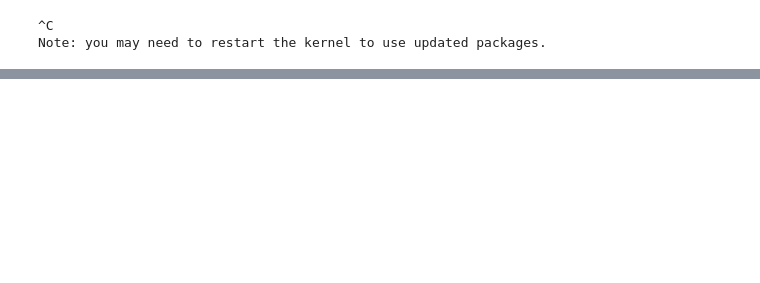
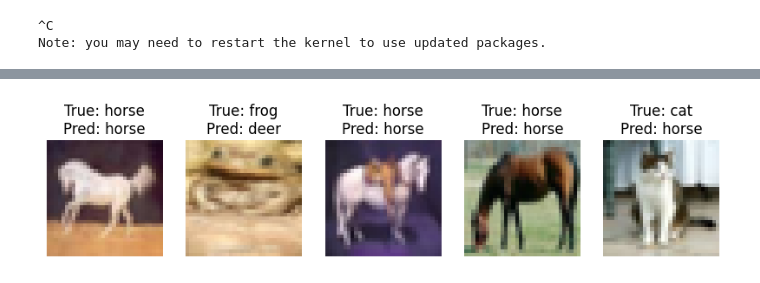
Before and after one commit to galennolan/Data-Mining, a Jupyter notebook: image/CNN_CIFAR10.ipynb, the cells around one changed output, grey strips where cells are left out. Saved outputs shown, nothing was run; the diff lists cells and outputs as text; code cells hidden in the pictures; blank space fills up the shorter version.

```diff
--- a/image/CNN_CIFAR10.ipynb
+++ b/image/CNN_CIFAR10.ipynb
@@ -80,0 +57,3 @@ ModuleNotFoundError: No module named 'torch'
+# %%
+# Mengkompilasi model
+model.compile(optimizer='adam', loss='categorical_crossentropy', metrics=['accuracy'])
@@ -80,0 +62,3 @@ ModuleNotFoundError: No module named 'torch'
+# %%
+# Melatih model
+model.fit(train_images, train_labels, epochs=10, batch_size=64, validation_split=0.2)
@@ -80,0 +144,24 @@ ModuleNotFoundError: No module named 'torch'
+# %%
+import numpy as np
+
+# Definisikan label dari CIFAR-10
+class_names = ['airplane', 'automobile', 'bird', 'cat', 'deer', 'dog', 'frog', 'horse', 'ship', 'truck']
+
+# Pilih gambar acak dari data uji
+num_images = 5
+random_indices = np.random.choice(test_images.shape[0], num_images, replace=False)
+sample_test_images = test_images[random_indices]
+sample_test_labels = test_labels[random_indices]
+
+# Prediksi menggunakan model
+predictions = model.predict(sample_test_images)
+
+# Plot hasil prediksi
+plt.figure(figsize=(10, 5))
+for i in range(num_images):
+    plt.subplot(1, num_images, i+1)
+    plt.imshow(sample_test_images[i])
+    plt.title(f"True: {class_names[np.argmax(sample_test_labels[i])]}\nPred: {class_names[np.argmax(predictions[i])]}")
+    plt.axis('off')
+plt.show()
+# %% [output]
@@ -80,0 +169 @@ ModuleNotFoundError: No module named 'torch'
+[figure, added]
```
Also changed, not shown: parts of 13 cells of this notebook, 12 other files.
